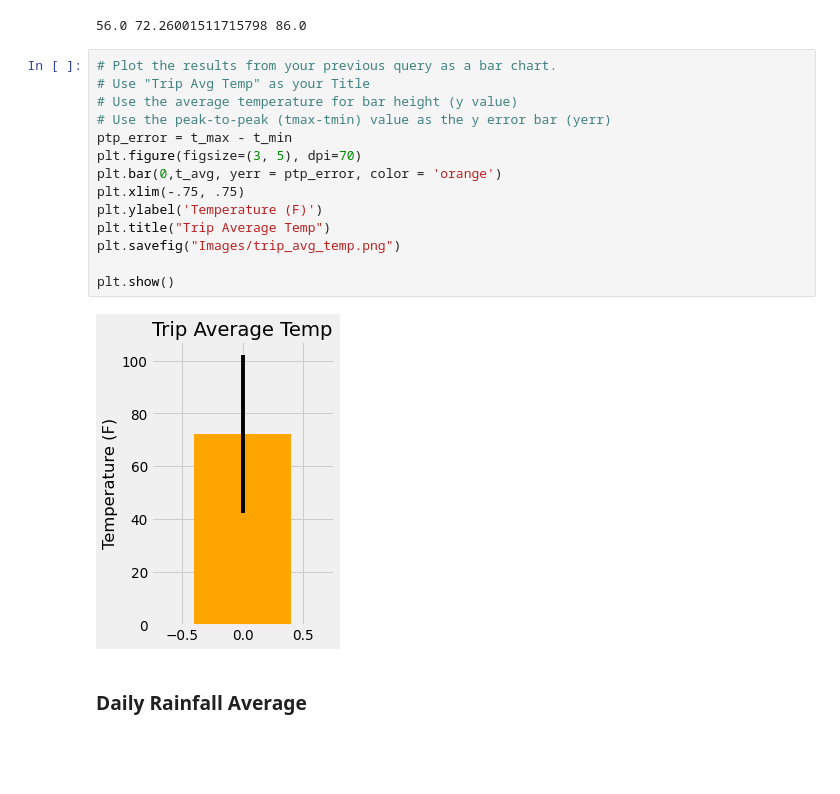
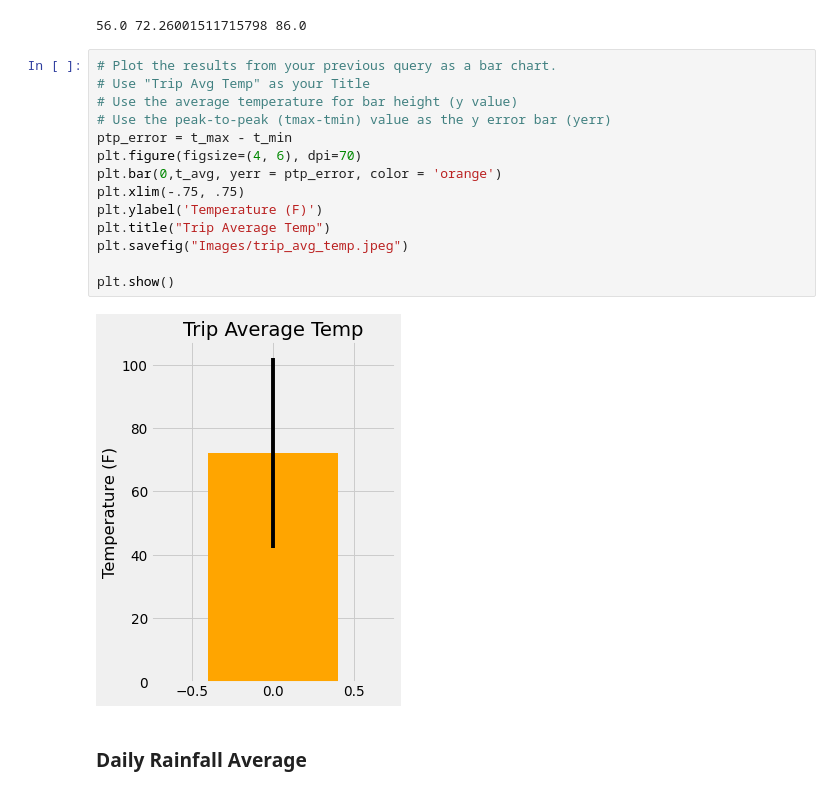
Before and after one commit to HsuChe/climate-summary-app, a Jupyter notebook: temp_analysis_bonus_2_starter.ipynb, the cells around one changed output. Cells and saved outputs as stored; diff of their text form; blank space fills up the shorter version.

Commit message:
changing the images to jpeg

```diff
--- a/temp_analysis_bonus_2_starter.ipynb
+++ b/temp_analysis_bonus_2_starter.ipynb
@@ -68,19 +68,19 @@ print(t_min, t_avg, t_max)
 # %%
 # Plot the results from your previous query as a bar chart.
 # Use "Trip Avg Temp" as your Title
 # Use the average temperature for bar height (y value)
 # Use the peak-to-peak (tmax-tmin) value as the y error bar (yerr)
 ptp_error = t_max - t_min
-plt.figure(figsize=(3, 5), dpi=70)
+plt.figure(figsize=(4, 6), dpi=70)
 plt.bar(0,t_avg, yerr = ptp_error, color = 'orange')
 plt.xlim(-.75, .75)
 plt.ylabel('Temperature (F)')
 plt.title("Trip Average Temp")
-plt.savefig("Images/trip_avg_temp.png")
+plt.savefig("Images/trip_avg_temp.jpeg")
 
 plt.show()
 # %% [output]
-[figure, old version]
+[figure, new version]
 # %% [markdown]
 ### Daily Rainfall Average
 # %%
```
Also changed, not shown: parts of 1 cell of this notebook, 10 other files.
